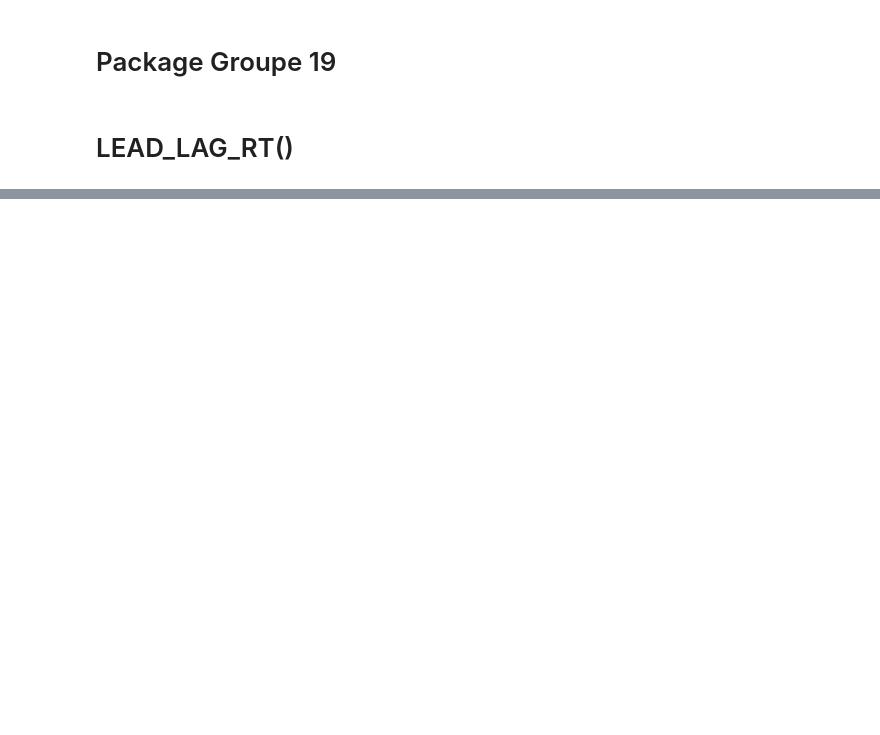
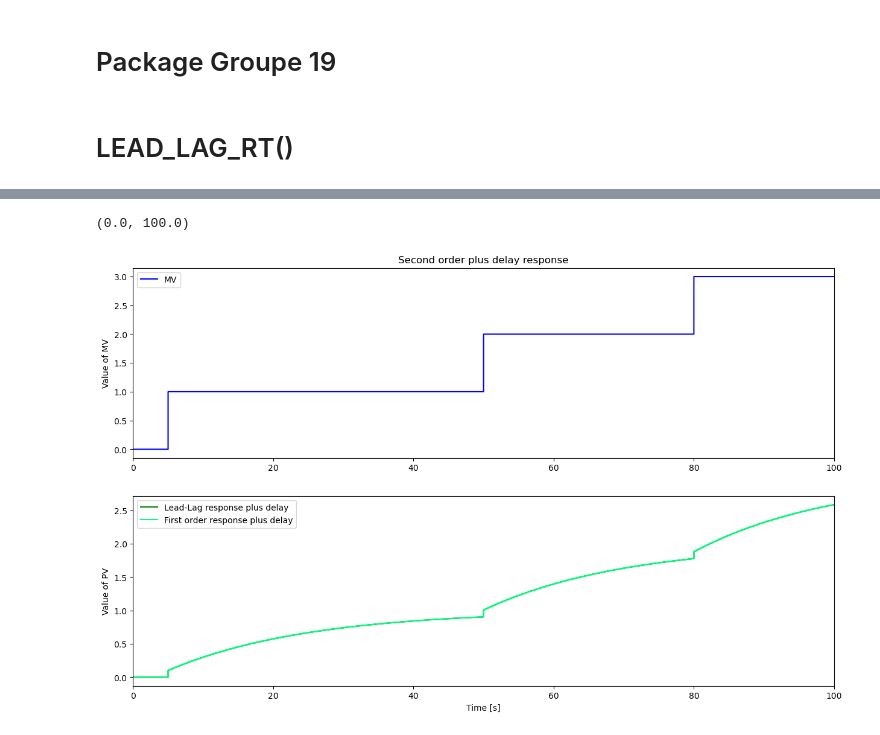
Before and after one commit to MSuiram/Labo_ControlTheory, a Jupyter notebook: package_Lab.ipynb, the cells around one changed output, grey strips where cells are left out. Saved outputs shown, nothing was run; the diff lists cells and outputs as text; code cells hidden in the pictures; blank space fills up the shorter version.

```diff
--- a/package_Lab.ipynb
+++ b/package_Lab.ipynb
@@ -22,34 +39,39 @@ N = int(TSim/Ts) + 1
 MVPath = {0: 0, 5: 1, 50: 2, 80: 3, TSim: 3}
 
 t = []
 MV = []
+PV = []
 
 # Parameters
-kp = 0.1
-T_Lead = 10
+kp = 1
+T_Lead = 2
 T_Lag = 20
 
 
 # MV is created from MVPath
 for i in range(0,N):
     t.append(i*Ts)
     SelectPath_RT(MVPath,t,MV)
+    LL_RT(MV,kp,Ts,T_Lead,T_Lag,PV,PVInit=0)
 
 
 
 plt.figure(figsize = (15,9))
 
 plt.subplot(2,1,1)
 plt.step(t,MV,'b-',label='MV',where='post')
 plt.ylabel('Value of MV')
 plt.title('Second order plus delay response')
 plt.legend(loc='best')
 plt.xlim([0, TSim])
 
 plt.subplot(2,1,2)
-plt.step(t,PVSOPDT,'g-',label='Second order response plus delay',where='post')
-plt.step(t,PVFOPDT,'springgreen',label='First order response plus delay',where='post')
+plt.step(t,PV,'g-',label='Lead-Lag response plus delay',where='post')
+plt.step(t,PV,'springgreen',label='First order response plus delay',where='post')
 plt.ylabel('Value of PV')
 plt.xlabel('Time [s]')
 plt.legend(loc='best')
 plt.xlim([0, TSim])
+# %% [output]
+(0.0, 100.0)
+[figure, added]
```
Also changed, not shown: parts of 2 cells of this notebook, 1 other file.
